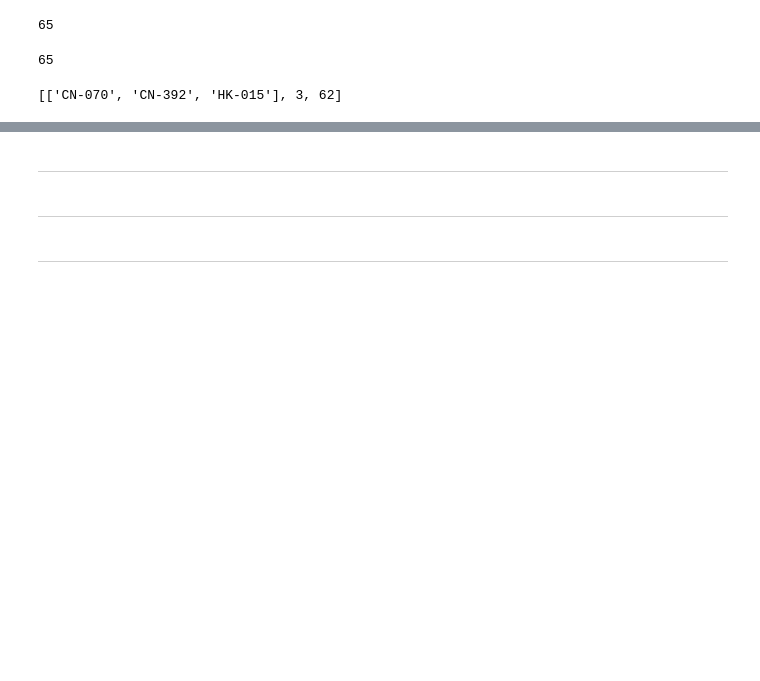
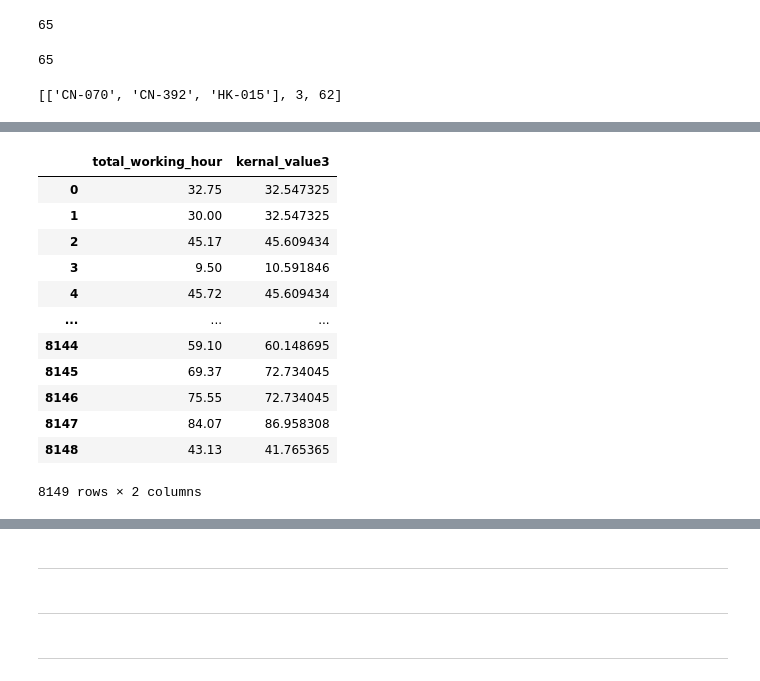
Before and after one commit to fyenne/play1, a Jupyter notebook: play1.ipynb, the cells around one changed output, grey strips where cells are left out. Cells and saved outputs as stored; diff of their text form; code cells hidden in the pictures; blank space fills up the shorter version.

```diff
--- a/play1.ipynb
+++ b/play1.ipynb
@@ -576,0 +551,16 @@ df_final =df_final.replace(float('inf'), 0); df_final
+# %%
+df_final[['total_working_hour', 'kernal_value3']]
+# %% [output]
+|  | total_working_hour | kernal_value3 |
+| 0 | 32.75 | 32.547325 |
+| 1 | 30.00 | 32.547325 |
+| 2 | 45.17 | 45.609434 |
+| 3 | 9.50 | 10.591846 |
+| 4 | 45.72 | 45.609434 |
+| ... | ... | ... |
+| 8144 | 59.10 | 60.148695 |
+| 8145 | 69.37 | 72.734045 |
+| 8146 | 75.55 | 72.734045 |
+| 8147 | 84.07 | 86.958308 |
+| 8148 | 43.13 | 41.765365 |
+8149 rows × 2 columns
```
Also changed, not shown: parts of 12 cells of this notebook, 2 other files.
